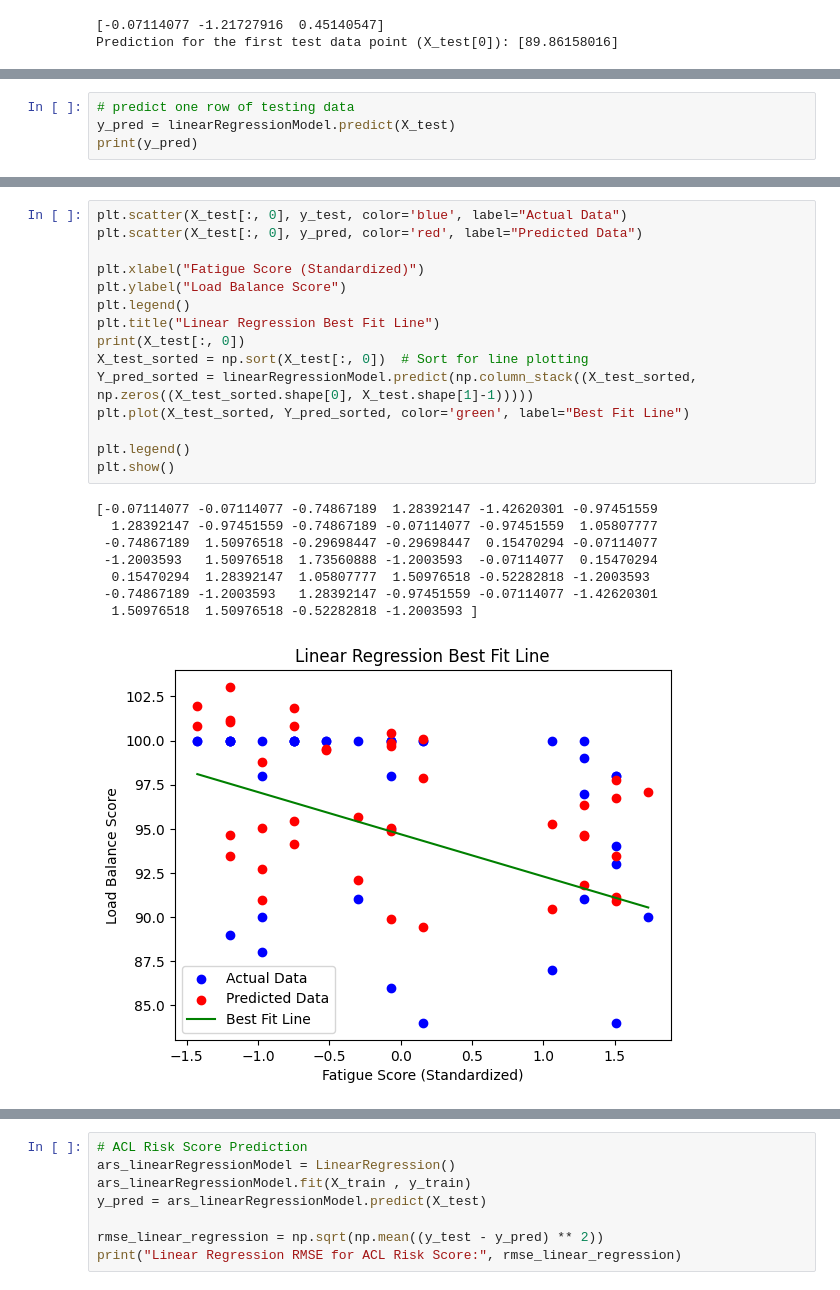
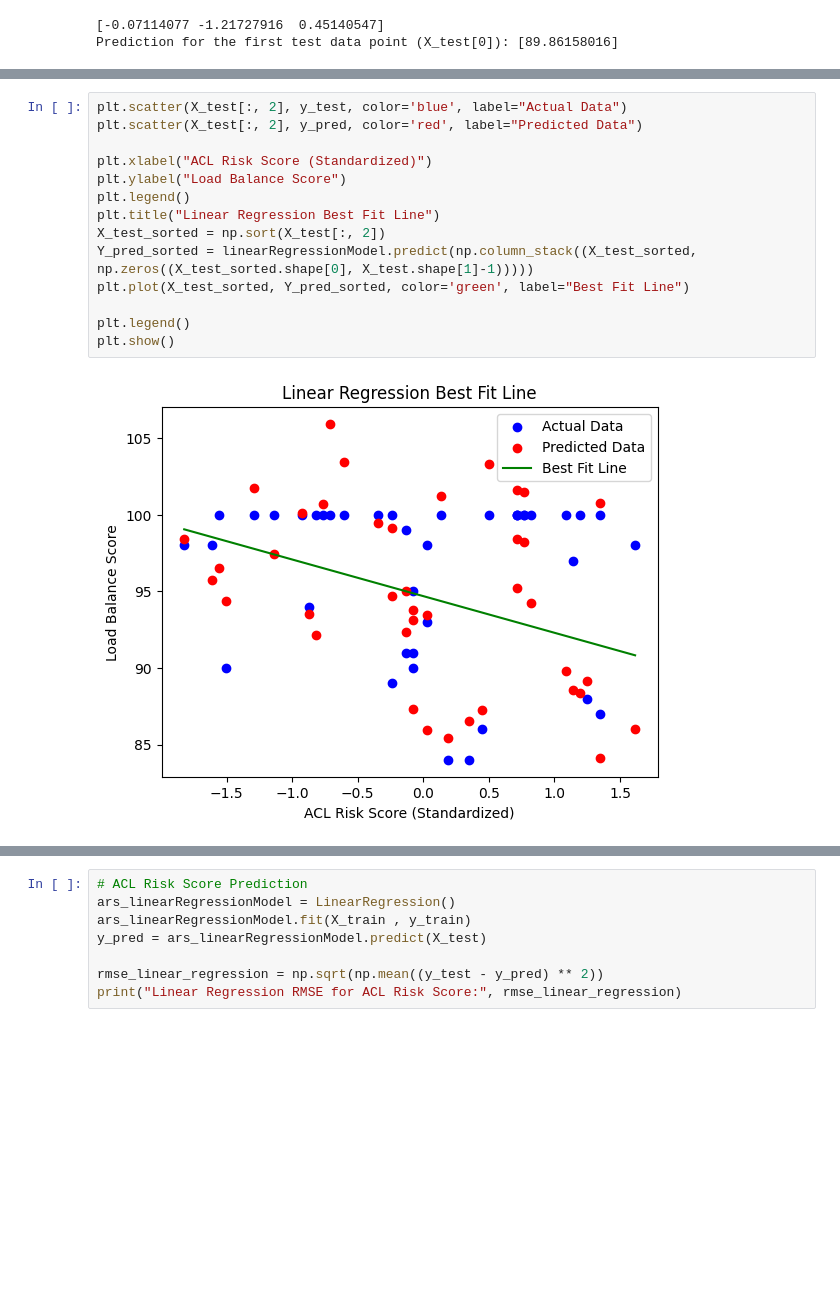
Before and after one commit to dean-daryl/multivariate-linear-regression, a Jupyter notebook: summative/linear_regression/Collegiate Injury Notebook (3).ipynb, the cells around one changed output, grey strips where cells are left out. Cells and saved outputs as stored; diff of their text form; blank space fills up the shorter version.

Commit message:
fix styling on scores page

```diff
--- a/summative/linear_regression/Collegiate Injury Notebook (3).ipynb
+++ b/summative/linear_regression/Collegiate Injury Notebook (3).ipynb
@@ -160,4 +145,0 @@ Linear regression. Slope: [-2.39054599  3.61302264 -1.33167715]. Intercept: 94.6
-# %%
-# predict one row of testing data
-y_pred = linearRegressionModel.predict(X_test)
-print(y_pred)
@@ -173,25 +198,17 @@ print(y_pred)
 # %%
-plt.scatter(X_test[:, 0], y_test, color='blue', label="Actual Data")
-plt.scatter(X_test[:, 0], y_pred, color='red', label="Predicted Data")
+plt.scatter(X_test[:, 2], y_test, color='blue', label="Actual Data")
+plt.scatter(X_test[:, 2], y_pred, color='red', label="Predicted Data")
 
-plt.xlabel("Fatigue Score (Standardized)")
+plt.xlabel("ACL Risk Score (Standardized)")
 plt.ylabel("Load Balance Score")
 plt.legend()
 plt.title("Linear Regression Best Fit Line")
-print(X_test[:, 0])
-X_test_sorted = np.sort(X_test[:, 0])  # Sort for line plotting
+X_test_sorted = np.sort(X_test[:, 2])
 Y_pred_sorted = linearRegressionModel.predict(np.column_stack((X_test_sorted, np.zeros((X_test_sorted.shape[0], X_test.shape[1]-1)))))
 plt.plot(X_test_sorted, Y_pred_sorted, color='green', label="Best Fit Line")
 
 plt.legend()
 plt.show()
 # %% [output]
-[-0.07114077 -0.07114077 -0.74867189  1.28392147 -1.42620301 -0.97451559
-  1.28392147 -0.97451559 -0.74867189 -0.07114077 -0.97451559  1.05807777
- -0.74867189  1.50976518 -0.29698447 -0.29698447  0.15470294 -0.07114077
- -1.2003593   1.50976518  1.73560888 -1.2003593  -0.07114077  0.15470294
-  0.15470294  1.28392147  1.05807777  1.50976518 -0.52282818 -1.2003593
- -0.74867189 -1.2003593   1.28392147 -0.97451559 -0.07114077 -1.42620301
-  1.50976518  1.50976518 -0.52282818 -1.2003593 ]
-[figure, old version]
+[figure, new version]
 # %%
```
Also changed, not shown: parts of 10 cells of this notebook, 10 other files.
